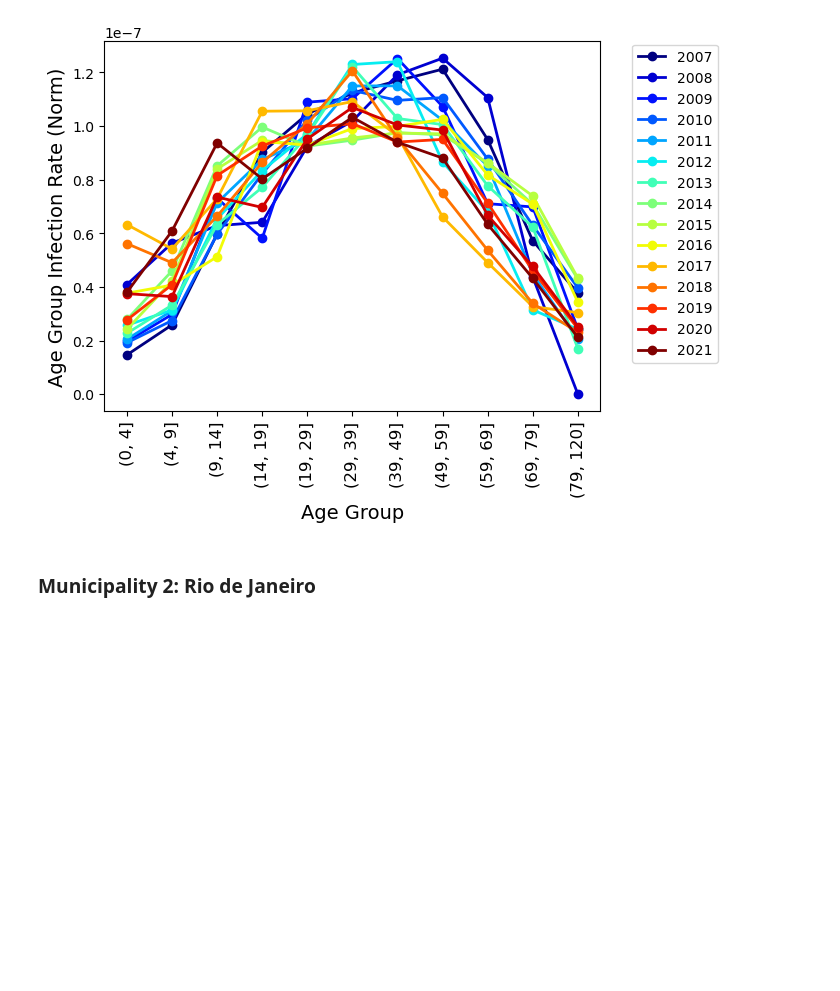
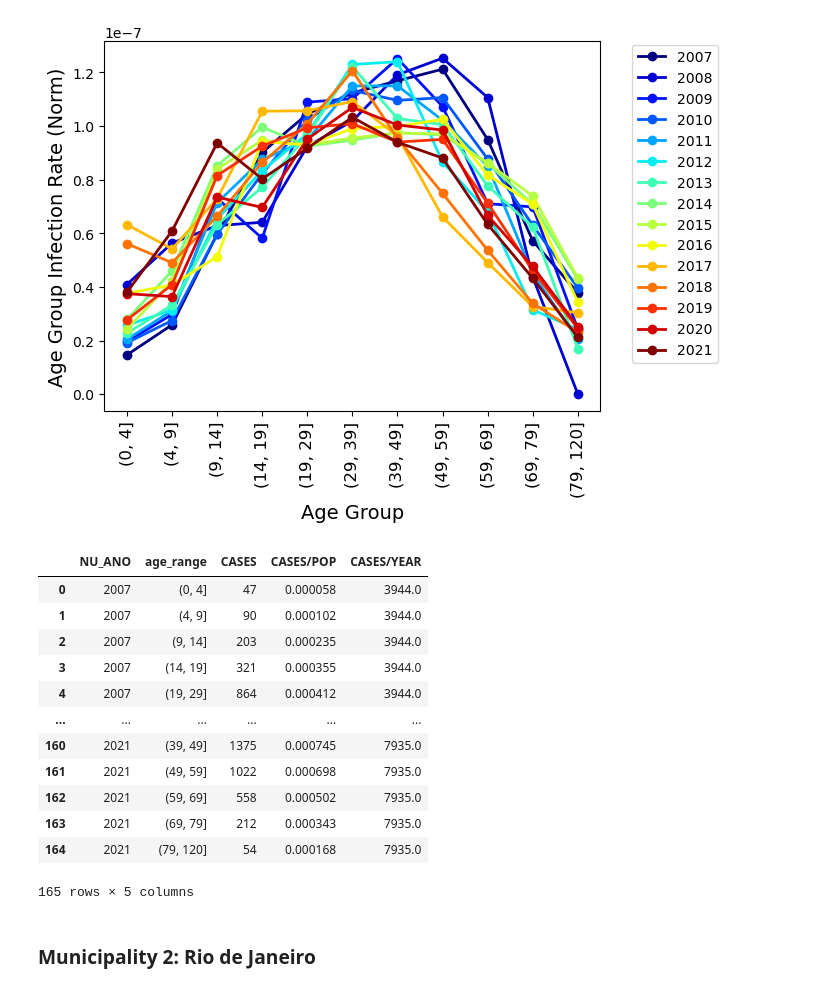
Before and after one commit to denisecammarota/dengue-BR, a Jupyter notebook: notebooks/AgeClasses_Normalized.ipynb, the cells around one changed output. Drawn from its saved outputs; the diff is of its cells as text; code cells hidden in the pictures; blank space fills up the shorter version.

```diff
--- a/notebooks/AgeClasses_Normalized.ipynb
+++ b/notebooks/AgeClasses_Normalized.ipynb
@@ -122,6 +122,22 @@ plot_age_rate(sp_age_counts)
 # %% [output]
 [figure]
 [figure]
+# %%
+sp_age_counts
+# %% [output]
+|  | NU_ANO | age_range | CASES | CASES/POP | CASES/YEAR |
+| 0 | 2007 | (0, 4] | 47 | 0.000058 | 3944.0 |
+| 1 | 2007 | (4, 9] | 90 | 0.000102 | 3944.0 |
+| 2 | 2007 | (9, 14] | 203 | 0.000235 | 3944.0 |
+| 3 | 2007 | (14, 19] | 321 | 0.000355 | 3944.0 |
+| 4 | 2007 | (19, 29] | 864 | 0.000412 | 3944.0 |
+| ... | ... | ... | ... | ... | ... |
+| 160 | 2021 | (39, 49] | 1375 | 0.000745 | 7935.0 |
+| 161 | 2021 | (49, 59] | 1022 | 0.000698 | 7935.0 |
+| 162 | 2021 | (59, 69] | 558 | 0.000502 | 7935.0 |
+| 163 | 2021 | (69, 79] | 212 | 0.000343 | 7935.0 |
+| 164 | 2021 | (79, 120] | 54 | 0.000168 | 7935.0 |
+165 rows × 5 columns
 # %% [markdown]
 ### Municipality 2: Rio de Janeiro
 # %%
```
Also changed, not shown: 4 other files.
